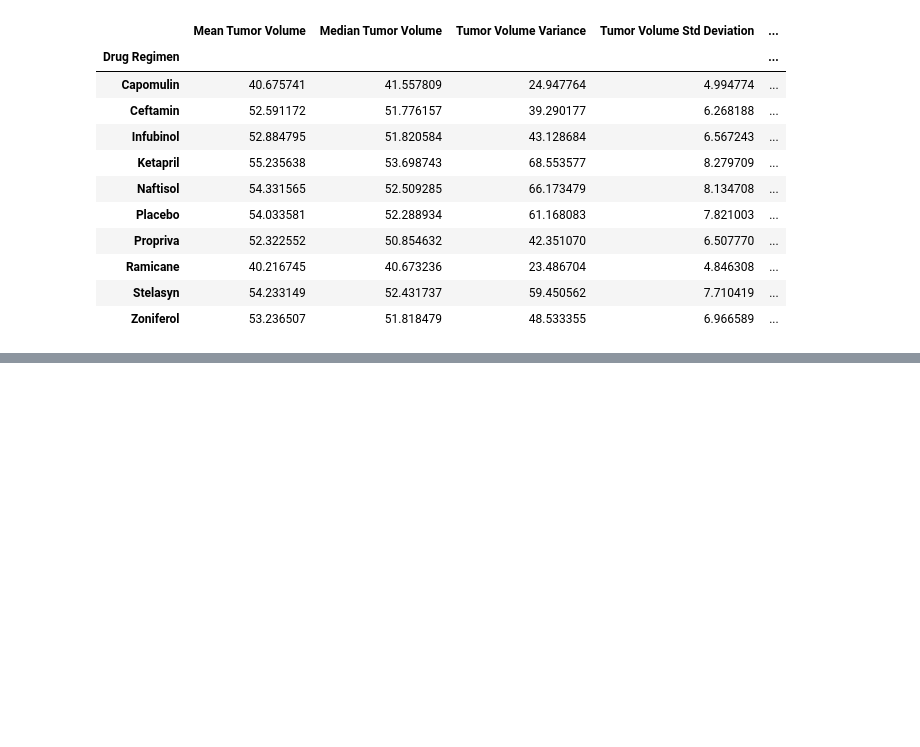
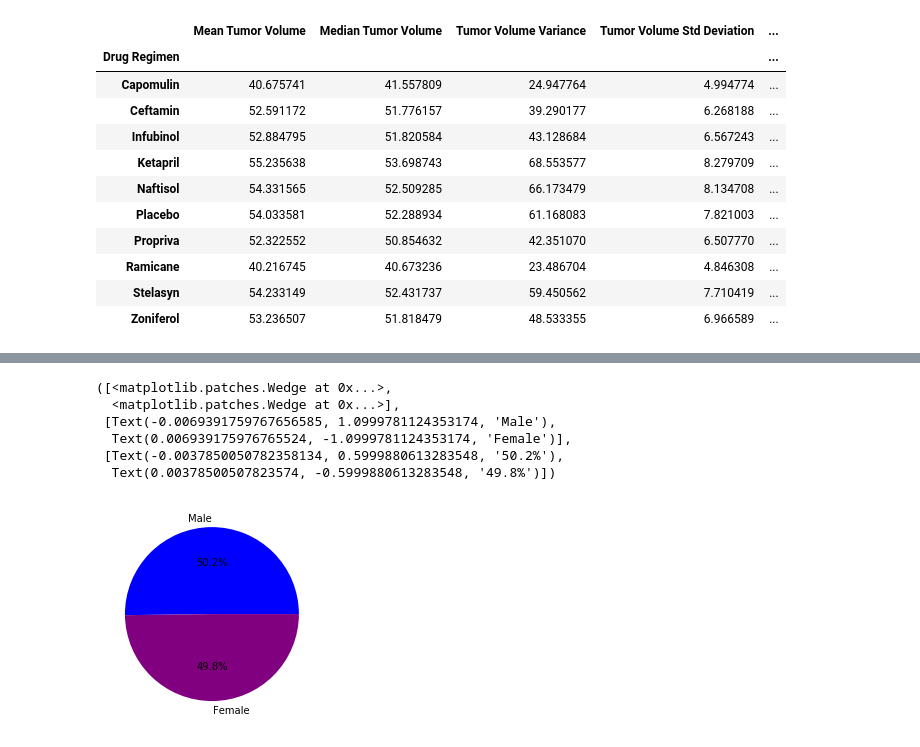
Before and after one commit to derrikdennis/matplotlib-challenge, a Jupyter notebook: Pymaceuticals.ipynb, the cells around one changed output, grey strips where cells are left out. Cells and saved outputs as stored; diff of their text form; code cells hidden in the pictures; blank space fills up the shorter version.

```diff
--- a/Pymaceuticals.ipynb
+++ b/Pymaceuticals.ipynb
@@ -79,0 +95,13 @@ drug_stats_sum
+# %%
+count_mice = mouse_metadata['Sex'].value_counts()
+reset_count_mice = count_mice.reset_index()
+colors = ["blue", "purple"]
+plt.pie(count_mice, labels = reset_count_mice['index'],autopct="%1.1f%%", colors=colors)
+# %% [output]
+([<matplotlib.patches.Wedge at 0x...>,
+  <matplotlib.patches.Wedge at 0x...>],
+ [Text(-0.0069391759767656585, 1.0999781124353174, 'Male'),
+  Text(0.006939175976765524, -1.0999781124353174, 'Female')],
+ [Text(-0.0037850050782358134, 0.5999880613283548, '50.2%'),
+  Text(0.00378500507823574, -0.5999880613283548, '49.8%')])
+[figure, added]
```
Also changed, not shown: parts of 5 cells of this notebook.
